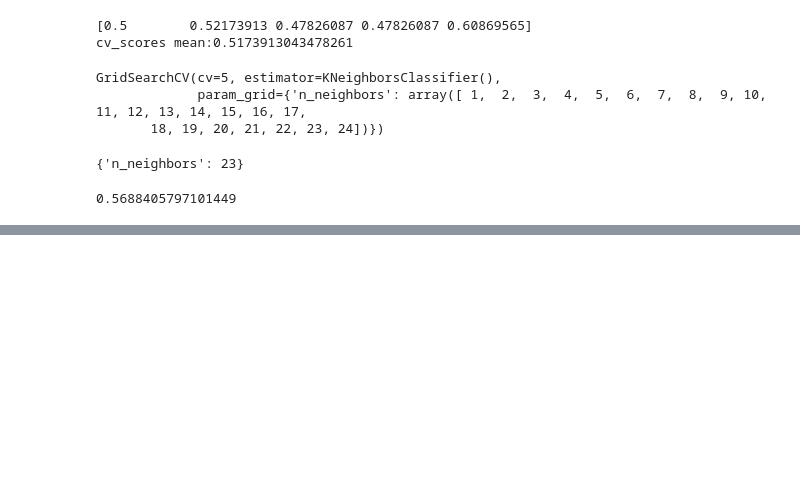
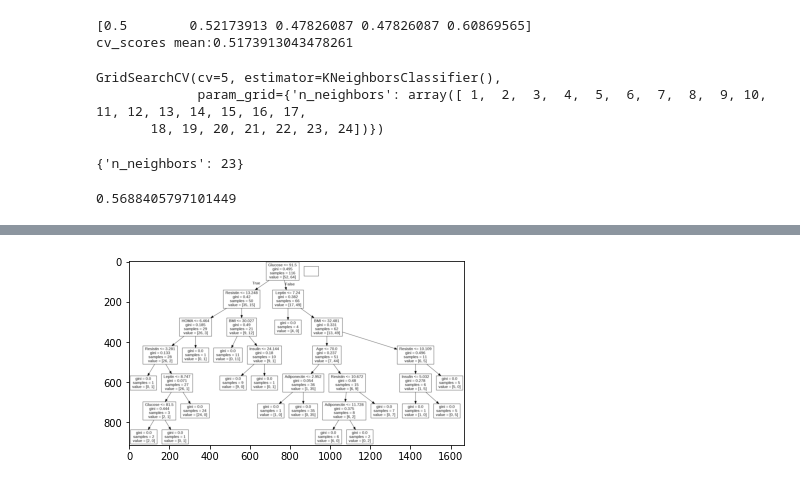
Before and after one commit to Revichi/datamining, a Jupyter notebook: _sources/UTS.ipynb, the cells around one changed output, grey strips where cells are left out. Cells and saved outputs as stored; diff of their text form; code cells hidden in the pictures; blank space fills up the shorter version.

```diff
--- a/_sources/UTS.ipynb
+++ b/_sources/UTS.ipynb
@@ -99,0 +108,5 @@ knn_gscv.best_score_
+# %%
+features = ['Age','BMI','Glucose','Insulin','HOMA','Leptin','Adiponectin','Resistin','MCP.1']
+x = df[features]
+y = df['Classification']
+print(x,y)
@@ -99,0 +131,12 @@ knn_gscv.best_score_
+# %%
+dtree = DecisionTreeClassifier()
+dtree = dtree.fit(X, y)
+data = tree.export_graphviz(dtree, out_file=None, feature_names=features)
+graph = pydotplus.graph_from_dot_data(data)
+graph.write_png('mydecisiontree.png')
+
+img=pltimg.imread('mydecisiontree.png')
+imgplot = plt.imshow(img)
+plt.show()
+# %% [output]
+[figure, added]
```
Also changed, not shown: parts of 3 cells of this notebook, 3 other files.
